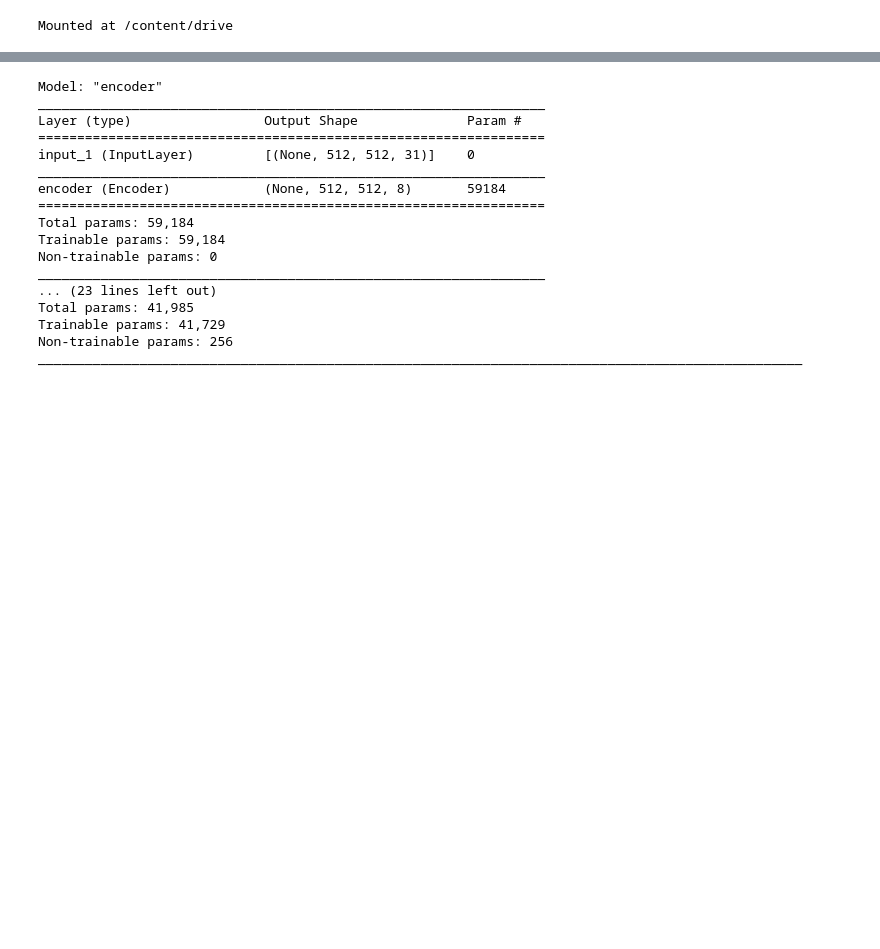
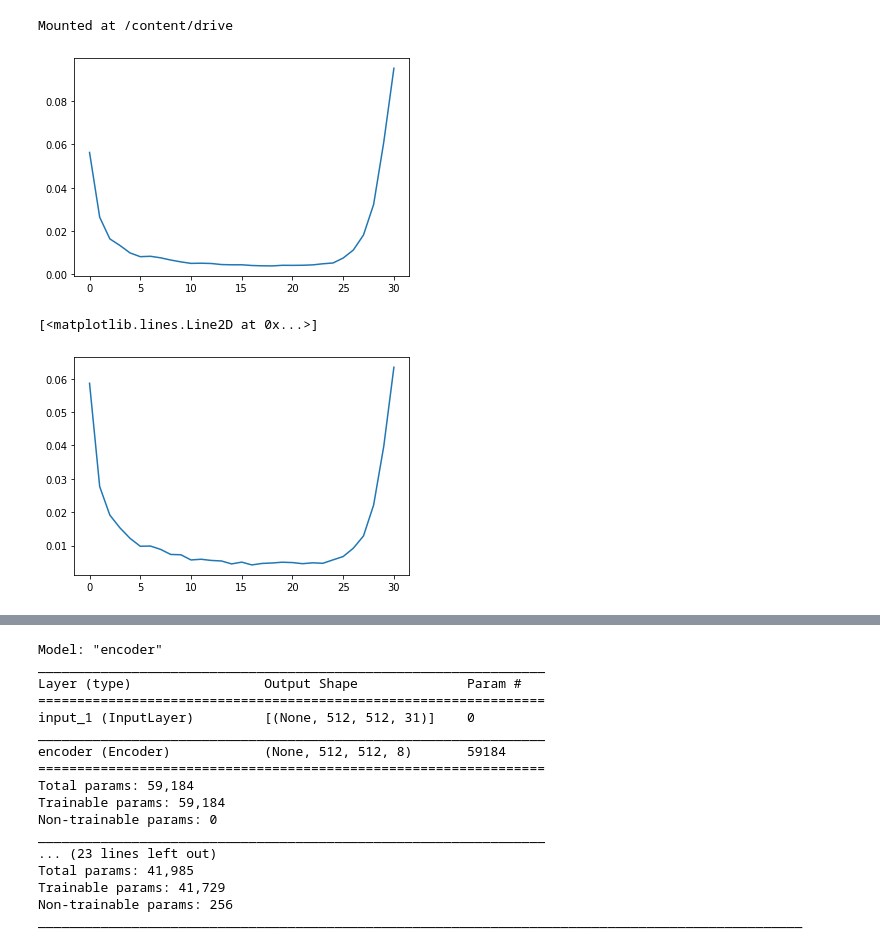
Before and after one commit to bemc22/spectral-gans, a Jupyter notebook: notebooks/Geison GSDtrain.ipynb, the cells around one changed output, grey strips where cells are left out. Saved outputs shown, nothing was run; the diff lists cells and outputs as text; code cells hidden in the pictures; blank space fills up the shorter version.

```diff
--- a/notebooks/Geison GSDtrain.ipynb
+++ b/notebooks/Geison GSDtrain.ipynb
@@ -32,3 +32,25 @@ test_params = dict(
 )
 
 train_ds , test_ds = load_dataset( train_params = train_params, test_params = test_params)
+# %%
+sample = next(iter(train_ds))
+# %%
+im = np.expand_dims(sample[0,...], axis = 0)
+
+
+(m,n,la) = np.shape(im)[1:]
+#m = np.shape(im)[1]
+#n = np.shape(im)[2]
+#la = np.shape(im)[3]
+
+X = np.reshape(im, (1, m*n, la))
+X = np.transpose(X, [0, 2, 1])
+
+plt.plot(X[0, :, 20000])
+plt.show()
+
+plt.plot(im[0, 0, 0, :])
+# %% [output]
+[figure, added]
+[<matplotlib.lines.Line2D at 0x...>]
+[figure, added]
```
Also changed, not shown: parts of 1 cell of this notebook, 2 other files.
